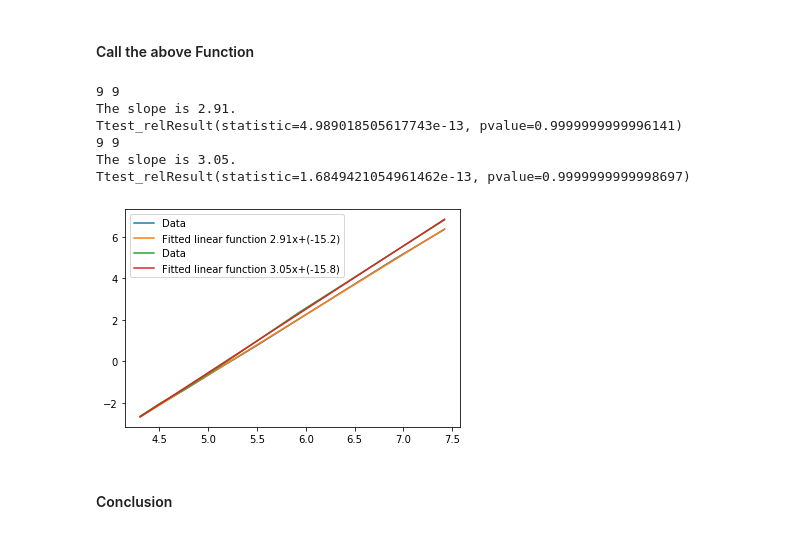
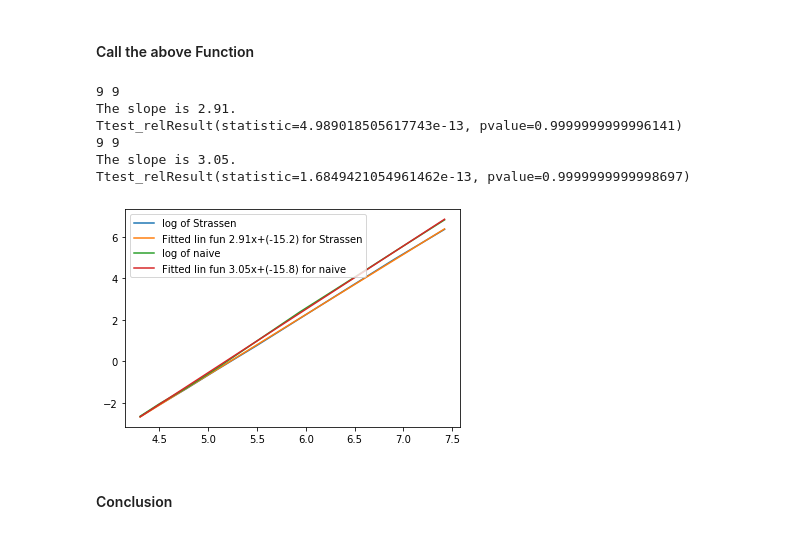
Before and after one commit to Bernhard92/AlgorithmAndComplexityTheory, a Jupyter notebook: StrassenTest.ipynb, the cells around one changed output. Cells and saved outputs as stored; diff of their text form; code cells hidden in the pictures.

```diff
--- a/StrassenTest.ipynb
+++ b/StrassenTest.ipynb
@@ -125,10 +125,10 @@ plt.legend(loc='upper left')
 # %% [markdown]
 ### Determining the Slopes of the Result
 # %%
-def show_with_reg(y_data):
+def show_with_reg(y_data, name):
     # cutting the first elements until the linear part begins
     epsilon = 6
-    a = [math.log(gen_func(i)) for i in range(n_begin + epsilon, len(y_data) + n_begin)]
+    a = [math.log(gen_func(i)) for i in range(epsilon + n_begin, len(y_data) + n_begin)]
     b = y_data[epsilon:]
 
     print(len(a), len(b))
@@ -140,22 +140,22 @@ def show_with_reg(y_data):
 
     print(stats.ttest_rel(b, reg_vals))
 
-    plt.plot(a, b, label="Data")
-    plt.plot(a, reg_vals, label="Fitted linear function {:.3}x+({:.3})".format(reg.slope, reg.intercept))
+    plt.plot(a, b, label= "log of {}".format(name))
+    plt.plot(a, reg_vals, label="Fitted lin fun {:.3}x+({:.3}) for {}".format(reg.slope, reg.intercept, name))
     plt.legend(loc='upper left')
 # %% [markdown]
 #### Call the above Function
 # %%
-show_with_reg([math.log(x[0]) for x in execution_times])
-show_with_reg([math.log(x[1]) for x in execution_times])
+show_with_reg([math.log(x[0]) for x in execution_times], "Strassen")
+show_with_reg([math.log(x[1]) for x in execution_times], "naive")
 # %% [output]
 9 9
 The slope is 2.91.
 Ttest_relResult(statistic=4.989018505617743e-13, pvalue=0.9999999999996141)
 9 9
 The slope is 3.05.
 Ttest_relResult(statistic=1.6849421054961462e-13, pvalue=0.9999999999998697)
-[figure, old version]
+[figure, new version]
 # %% [markdown]
 #### Conclusion
 # %% [markdown]
```
Also changed, not shown: parts of 4 cells of this notebook.
